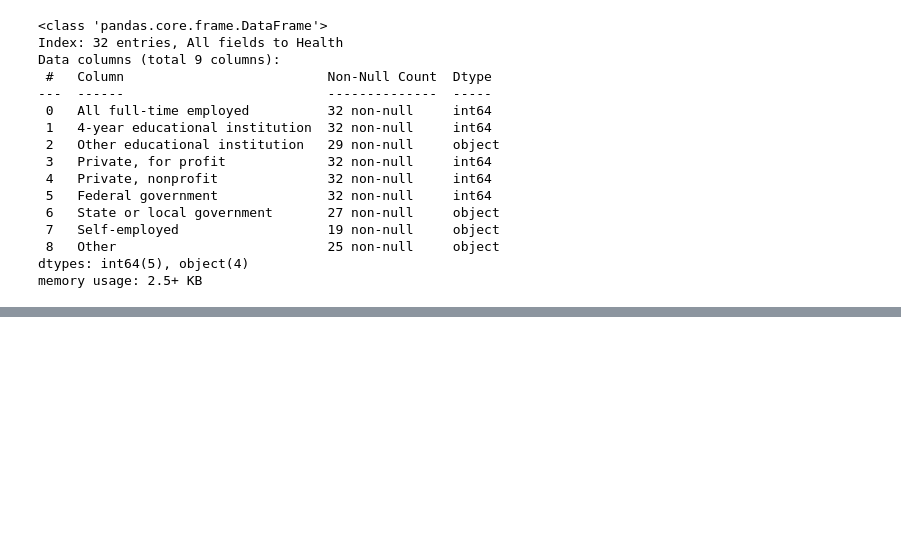
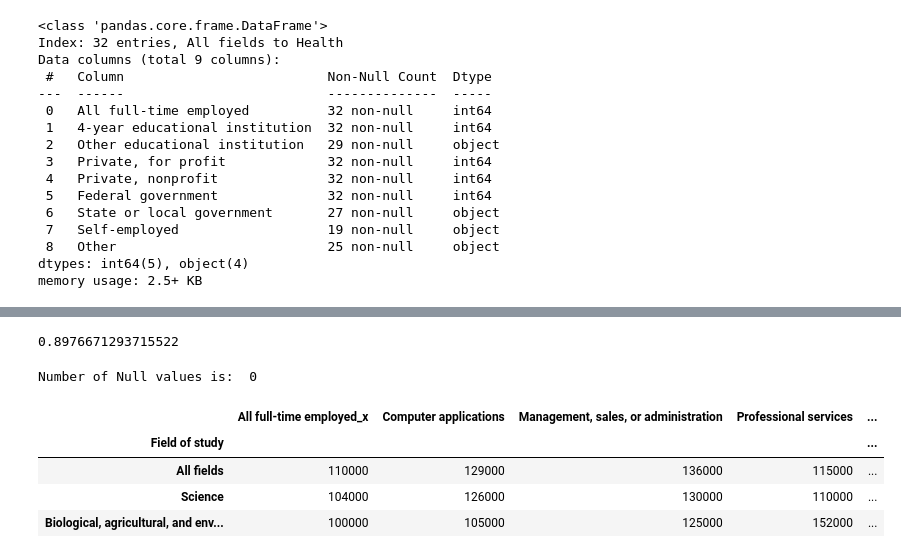
Before and after one commit to rick-stephenson/Capstone2PHD, a Jupyter notebook: Notebooks/Clean and combine.ipynb, the cells around one changed output, grey strips where cells are left out. Drawn from its saved outputs; the diff is of its cells as text; code cells hidden in the pictures; blank space fills up the shorter version.

```diff
--- a/Notebooks/Clean and combine.ipynb
+++ b/Notebooks/Clean and combine.ipynb
@@ -268,0 +331,5 @@ memory usage: 2.5+ KB
+# %%
+#Transpose to look at Self employed vs. All
+#because self employed is where the last NaN is
+#And we eventually want Degrees in the rows anyway
+sectorDF = sectorDF.transpose()
@@ -268,0 +356,13 @@ memory usage: 2.5+ KB
+# %%
+#Mean of self employed over all full time is about the same as
+#the self employed over all fields
+selfEmployedPercentage = (sectorDF['Self-employed'] / sectorDF['All full-time employed']).mean()
+print(selfEmployedPercentage)
+# %% [output]
+0.8976671293715522
+# %%
+#replace Health, self employed with the "all employed" value times the percentage
+sectorDF.loc['Health', 'Self-employed'] = sectorDF.loc['Health', 'All full-time employed'] * selfEmployedPercentage
+print('Number of Null values is: ',sectorDF.isna().sum().sum())
+# %% [output]
+Number of Null values is:  0
@@ -268,0 +373,8 @@ memory usage: 2.5+ KB
+# %%
+all_degrees.head(3)
+# %% [output]
+|  | All full-time employed_x | Computer applications | Management, sales, or administration | Professional services | ... |
+| Field of study |  |  |  |  | ... |
+| All fields | 110000 | 129000 | 136000 | 115000 | ... |
+| Science | 104000 | 126000 | 130000 | 110000 | ... |
+| Biological, agricultural, and env... | 100000 | 105000 | 125000 | 152000 | ... |
```
Also changed, not shown: parts of 13 cells of this notebook, 2 other files.
